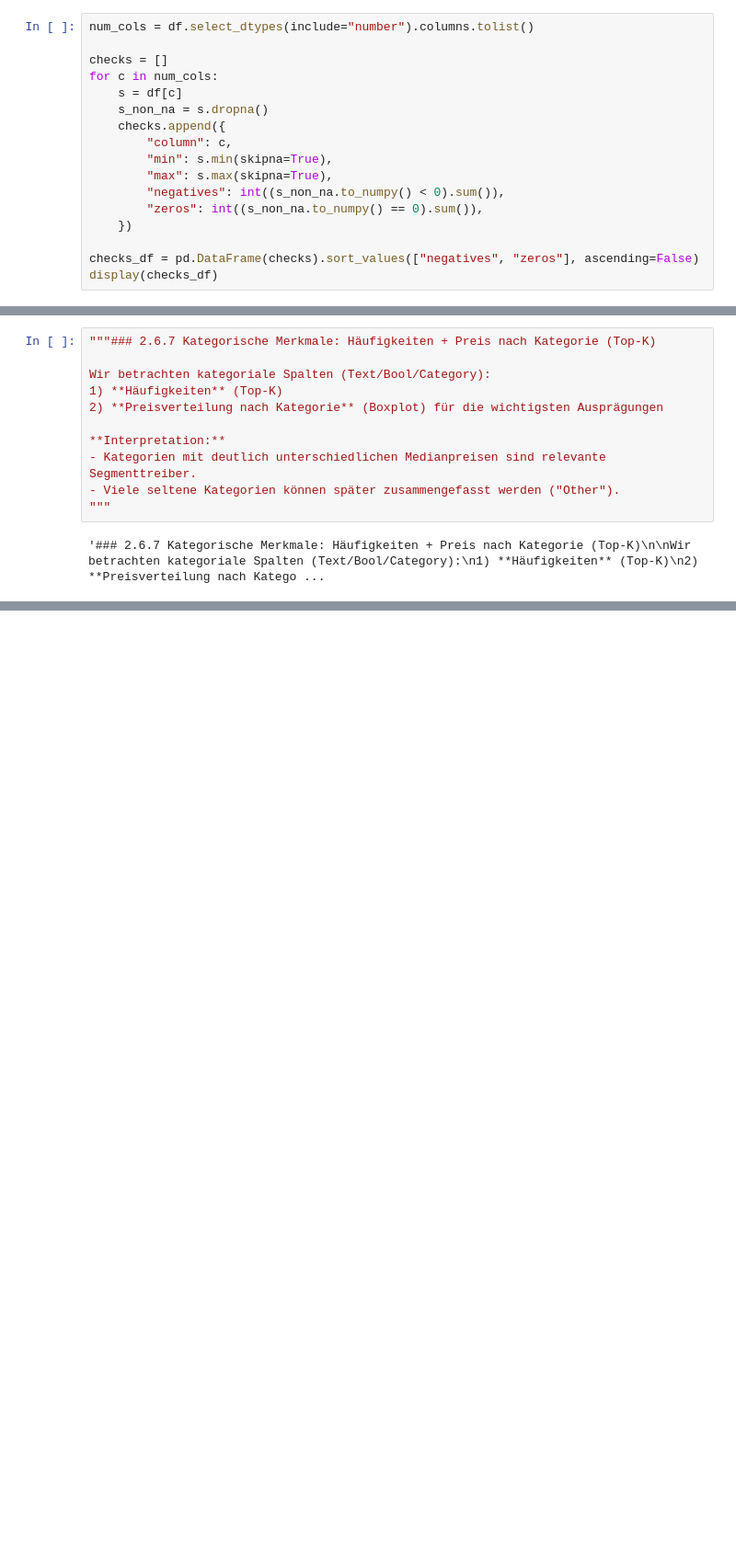
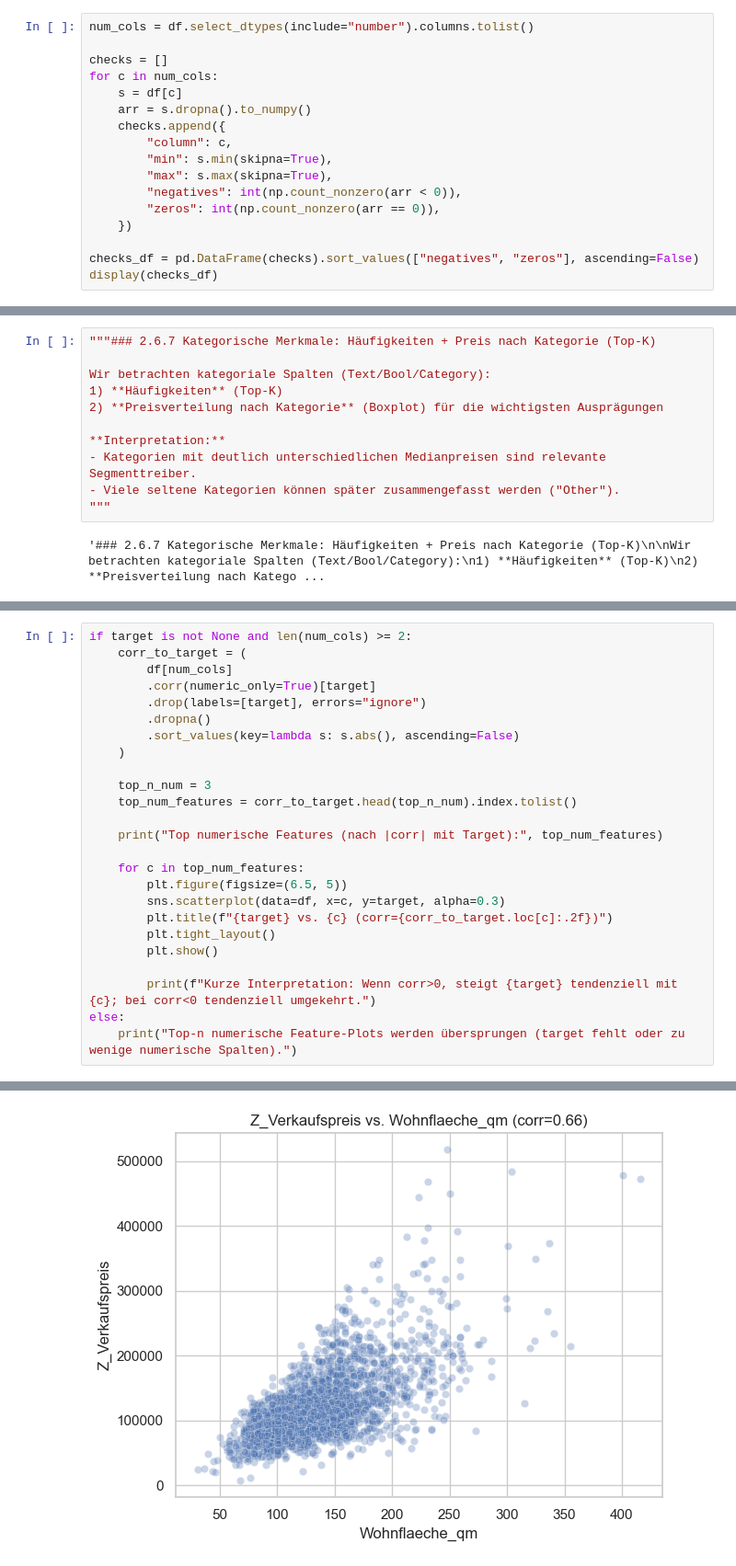
Before and after one commit to Miri-Mk/realestate_ds_analysis, a Jupyter notebook: realestate_ds_analysis.ipynb, the cells around one changed output, grey strips where cells are left out. Shown at 92% size. Drawn from its saved outputs; the diff is of its cells as text; blank space fills up the shorter version.

```diff
--- a/realestate_ds_analysis.ipynb
+++ b/realestate_ds_analysis.ipynb
@@ -146,13 +152,13 @@ num_cols = df.select_dtypes(include="number").columns.tolist()
 checks = []
 for c in num_cols:
     s = df[c]
-    s_non_na = s.dropna()
+    arr = s.dropna().to_numpy()
     checks.append({
         "column": c,
         "min": s.min(skipna=True),
         "max": s.max(skipna=True),
-        "negatives": int((s_non_na.to_numpy() < 0).sum()),
-        "zeros": int((s_non_na.to_numpy() == 0).sum()),
+        "negatives": int(np.count_nonzero(arr < 0)),
+        "zeros": int(np.count_nonzero(arr == 0)),
     })
 
 checks_df = pd.DataFrame(checks).sort_values(["negatives", "zeros"], ascending=False)
@@ -435,0 +565,26 @@ for c in cat_cols:
+# %%
+if target is not None and len(num_cols) >= 2:
+    corr_to_target = (
+        df[num_cols]
+        .corr(numeric_only=True)[target]
+        .drop(labels=[target], errors="ignore")
+        .dropna()
+        .sort_values(key=lambda s: s.abs(), ascending=False)
+    )
+
+    top_n_num = 3
+    top_num_features = corr_to_target.head(top_n_num).index.tolist()
+
+    print("Top numerische Features (nach |corr| mit Target):", top_num_features)
+
+    for c in top_num_features:
+        plt.figure(figsize=(6.5, 5))
+        sns.scatterplot(data=df, x=c, y=target, alpha=0.3)
+        plt.title(f"{target} vs. {c} (corr={corr_to_target.loc[c]:.2f})")
+        plt.tight_layout()
+        plt.show()
+
+        print(f"Kurze Interpretation: Wenn corr>0, steigt {target} tendenziell mit {c}; bei corr<0 tendenziell umgekehrt.")
+else:
+    print("Top-n numerische Feature-Plots werden übersprungen (target fehlt oder zu wenige numerische Spalten).")
+# %% [output]
@@ -435,0 +592 @@ for c in cat_cols:
+[figure, added]
```
Also changed, not shown: parts of 26 cells of this notebook.
